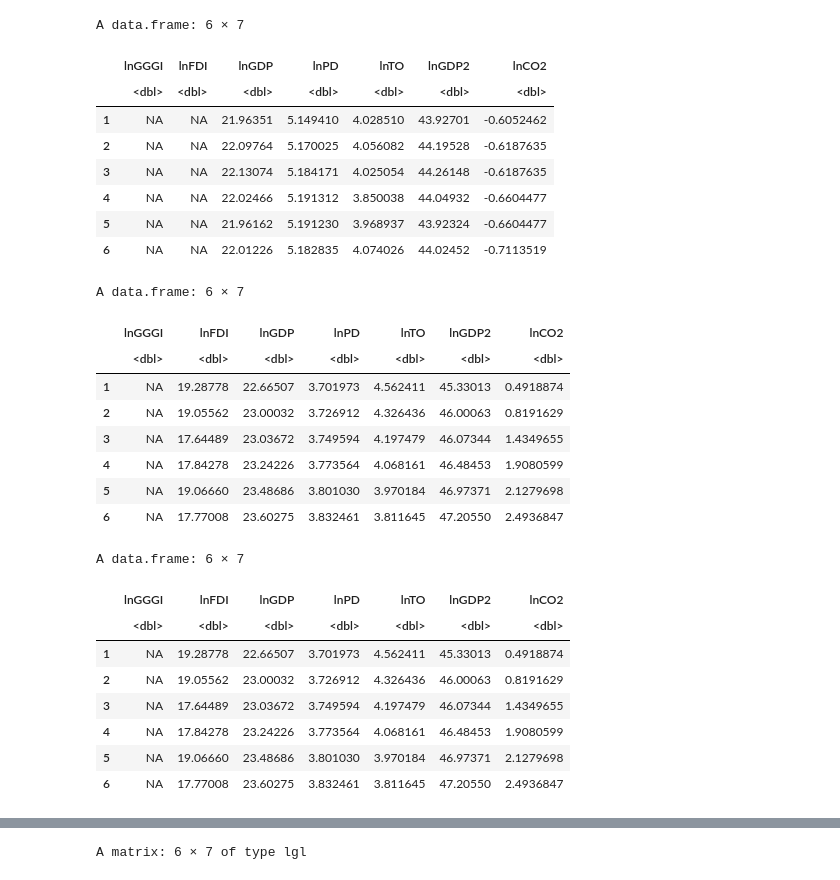
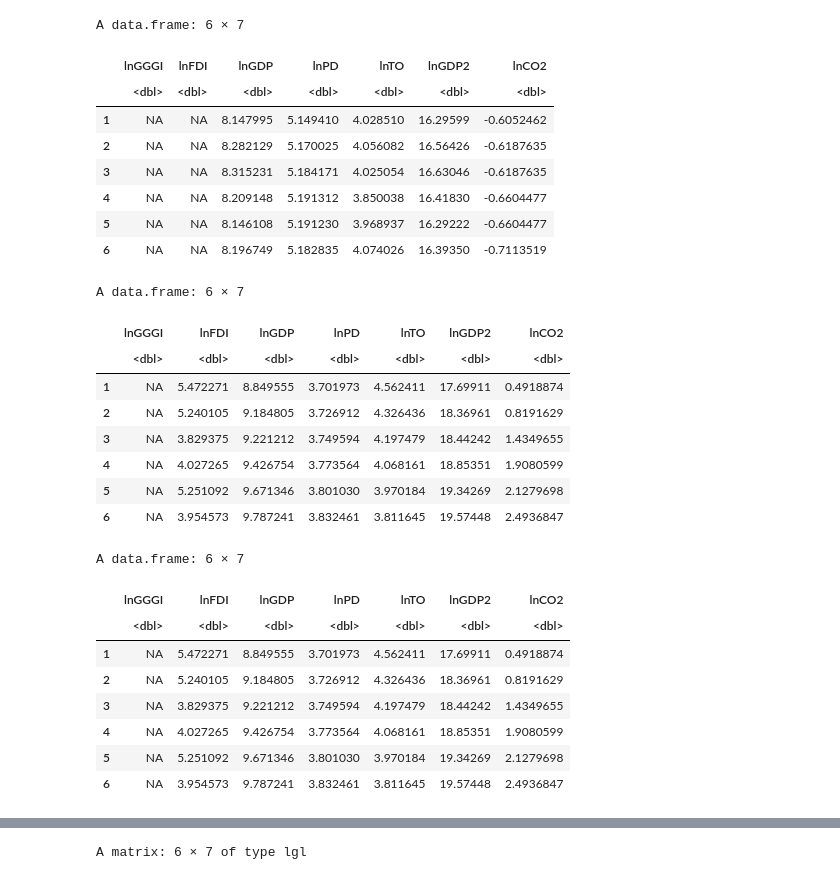
Before and after one commit to esvm4/ScientificResearch212223, a Jupyter notebook: dataAnalysis.ipynb, the cells around one changed output, grey strips where cells are left out. Cells and saved outputs as stored; diff of their text form; code cells hidden in the pictures.

```diff
--- a/dataAnalysis.ipynb
+++ b/dataAnalysis.ipynb
@@ -8,43 +8,43 @@ setwd(path)
 # %%
 # import dataframe
 df_developed_raw <- read.csv("./data/developed.csv", header = TRUE)
-df_developed <- df_developed_raw[, 3:9] # slicing [row, col], starting with 1
+df_developed <- df_developed_raw[, 10:16] # slicing [row, col], starting with 1
 
 df_developing_raw <- read.csv("./data/developing.csv")
-df_developing <- df_developing_raw[, 3:9]
+df_developing <- df_developing_raw[, 10:16]
 
 df_all_raw <- read.csv("./data/all.csv")
-df_all <- df_all_raw[, 3:9]
+df_all <- df_all_raw[, 10:16]
 
 head(df_developed)
 head(df_developing)
 head(df_all)
 # %% [output]
 A data.frame: 6 × 7
 |  | lnGGGI | lnFDI | lnGDP | lnPD | lnTO | lnGDP2 | lnCO2 |
 |  | <dbl> | <dbl> | <dbl> | <dbl> | <dbl> | <dbl> | <dbl> |
-| 1 | NA | NA | 21.96351 | 5.149410 | 4.028510 | 43.92701 | -0.6052462 |
-| 2 | NA | NA | 22.09764 | 5.170025 | 4.056082 | 44.19528 | -0.6187635 |
-| 3 | NA | NA | 22.13074 | 5.184171 | 4.025054 | 44.26148 | -0.6187635 |
-| 4 | NA | NA | 22.02466 | 5.191312 | 3.850038 | 44.04932 | -0.6604477 |
-| 5 | NA | NA | 21.96162 | 5.191230 | 3.968937 | 43.92324 | -0.6604477 |
-| 6 | NA | NA | 22.01226 | 5.182835 | 4.074026 | 44.02452 | -0.7113519 |
+| 1 | NA | NA | 8.147995 | 5.149410 | 4.028510 | 16.29599 | -0.6052462 |
+| 2 | NA | NA | 8.282129 | 5.170025 | 4.056082 | 16.56426 | -0.6187635 |
+| 3 | NA | NA | 8.315231 | 5.184171 | 4.025054 | 16.63046 | -0.6187635 |
+| 4 | NA | NA | 8.209148 | 5.191312 | 3.850038 | 16.41830 | -0.6604477 |
+| 5 | NA | NA | 8.146108 | 5.191230 | 3.968937 | 16.29222 | -0.6604477 |
+| 6 | NA | NA | 8.196749 | 5.182835 | 4.074026 | 16.39350 | -0.7113519 |
 A data.frame: 6 × 7
 |  | lnGGGI | lnFDI | lnGDP | lnPD | lnTO | lnGDP2 | lnCO2 |
 |  | <dbl> | <dbl> | <dbl> | <dbl> | <dbl> | <dbl> | <dbl> |
-| 1 | NA | 19.28778 | 22.66507 | 3.701973 | 4.562411 | 45.33013 | 0.4918874 |
-| 2 | NA | 19.05562 | 23.00032 | 3.726912 | 4.326436 | 46.00063 | 0.8191629 |
-| 3 | NA | 17.64489 | 23.03672 | 3.749594 | 4.197479 | 46.07344 | 1.4349655 |
-| 4 | NA | 17.84278 | 23.24226 | 3.773564 | 4.068161 | 46.48453 | 1.9080599 |
-| 5 | NA | 19.06660 | 23.48686 | 3.801030 | 3.970184 | 46.97371 | 2.1279698 |
-| 6 | NA | 17.77008 | 23.60275 | 3.832461 | 3.811645 | 47.20550 | 2.4936847 |
+| 1 | NA | 5.472271 | 8.849555 | 3.701973 | 4.562411 | 17.69911 | 0.4918874 |
+| 2 | NA | 5.240105 | 9.184805 | 3.726912 | 4.326436 | 18.36961 | 0.8191629 |
+| 3 | NA | 3.829375 | 9.221212 | 3.749594 | 4.197479 | 18.44242 | 1.4349655 |
+| 4 | NA | 4.027265 | 9.426754 | 3.773564 | 4.068161 | 18.85351 | 1.9080599 |
+| 5 | NA | 5.251092 | 9.671346 | 3.801030 | 3.970184 | 19.34269 | 2.1279698 |
+| 6 | NA | 3.954573 | 9.787241 | 3.832461 | 3.811645 | 19.57448 | 2.4936847 |
 A data.frame: 6 × 7
 |  | lnGGGI | lnFDI | lnGDP | lnPD | lnTO | lnGDP2 | lnCO2 |
 |  | <dbl> | <dbl> | <dbl> | <dbl> | <dbl> | <dbl> | <dbl> |
-| 1 | NA | 19.28778 | 22.66507 | 3.701973 | 4.562411 | 45.33013 | 0.4918874 |
-| 2 | NA | 19.05562 | 23.00032 | 3.726912 | 4.326436 | 46.00063 | 0.8191629 |
-| 3 | NA | 17.64489 | 23.03672 | 3.749594 | 4.197479 | 46.07344 | 1.4349655 |
-| 4 | NA | 17.84278 | 23.24226 | 3.773564 | 4.068161 | 46.48453 | 1.9080599 |
-| 5 | NA | 19.06660 | 23.48686 | 3.801030 | 3.970184 | 46.97371 | 2.1279698 |
-| 6 | NA | 17.77008 | 23.60275 | 3.832461 | 3.811645 | 47.20550 | 2.4936847 |
+| 1 | NA | 5.472271 | 8.849555 | 3.701973 | 4.562411 | 17.69911 | 0.4918874 |
+| 2 | NA | 5.240105 | 9.184805 | 3.726912 | 4.326436 | 18.36961 | 0.8191629 |
+| 3 | NA | 3.829375 | 9.221212 | 3.749594 | 4.197479 | 18.44242 | 1.4349655 |
+| 4 | NA | 4.027265 | 9.426754 | 3.773564 | 4.068161 | 18.85351 | 1.9080599 |
+| 5 | NA | 5.251092 | 9.671346 | 3.801030 | 3.970184 | 19.34269 | 2.1279698 |
+| 6 | NA | 3.954573 | 9.787241 | 3.832461 | 3.811645 | 19.57448 | 2.4936847 |
 # %%
```
Also changed, not shown: parts of 3 cells of this notebook.
